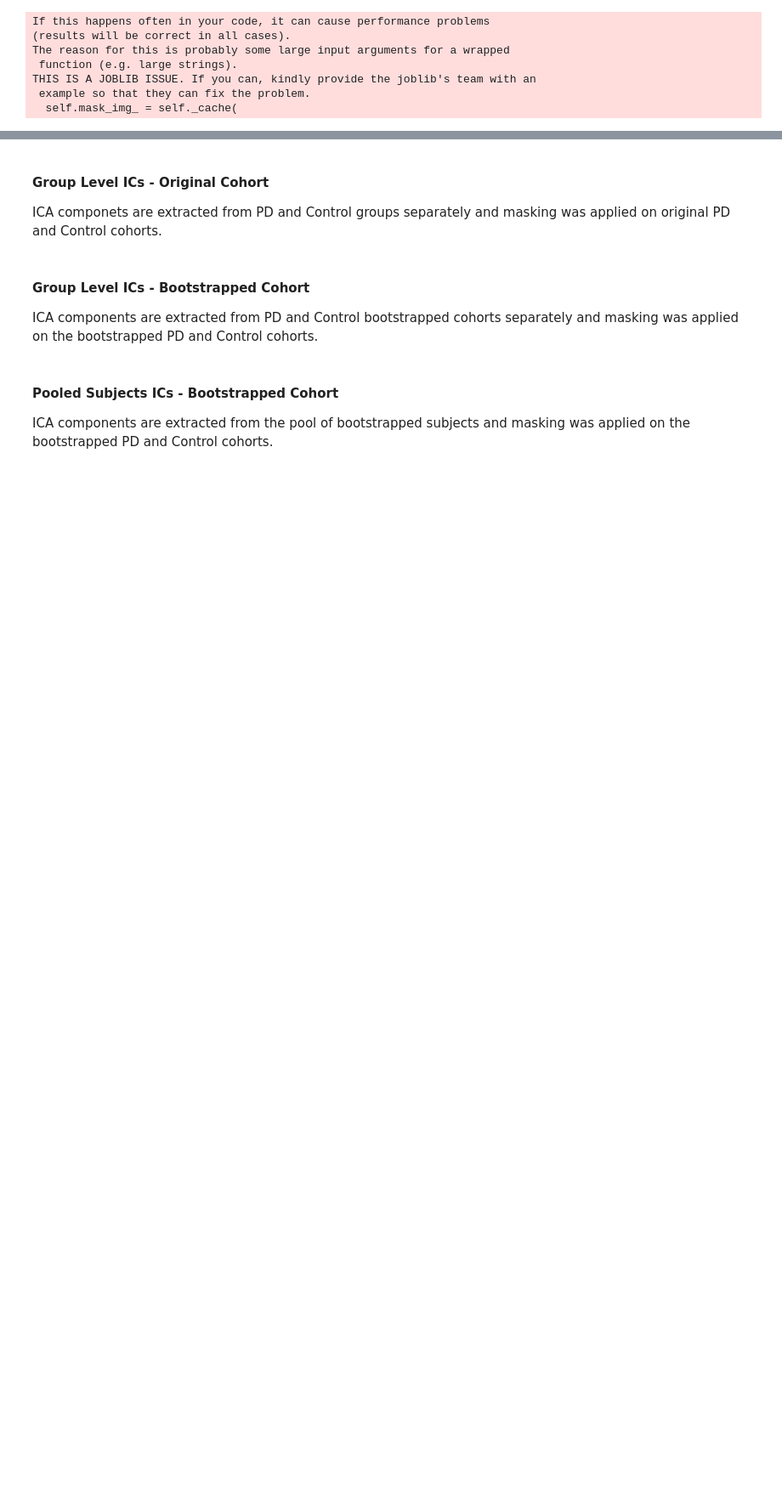
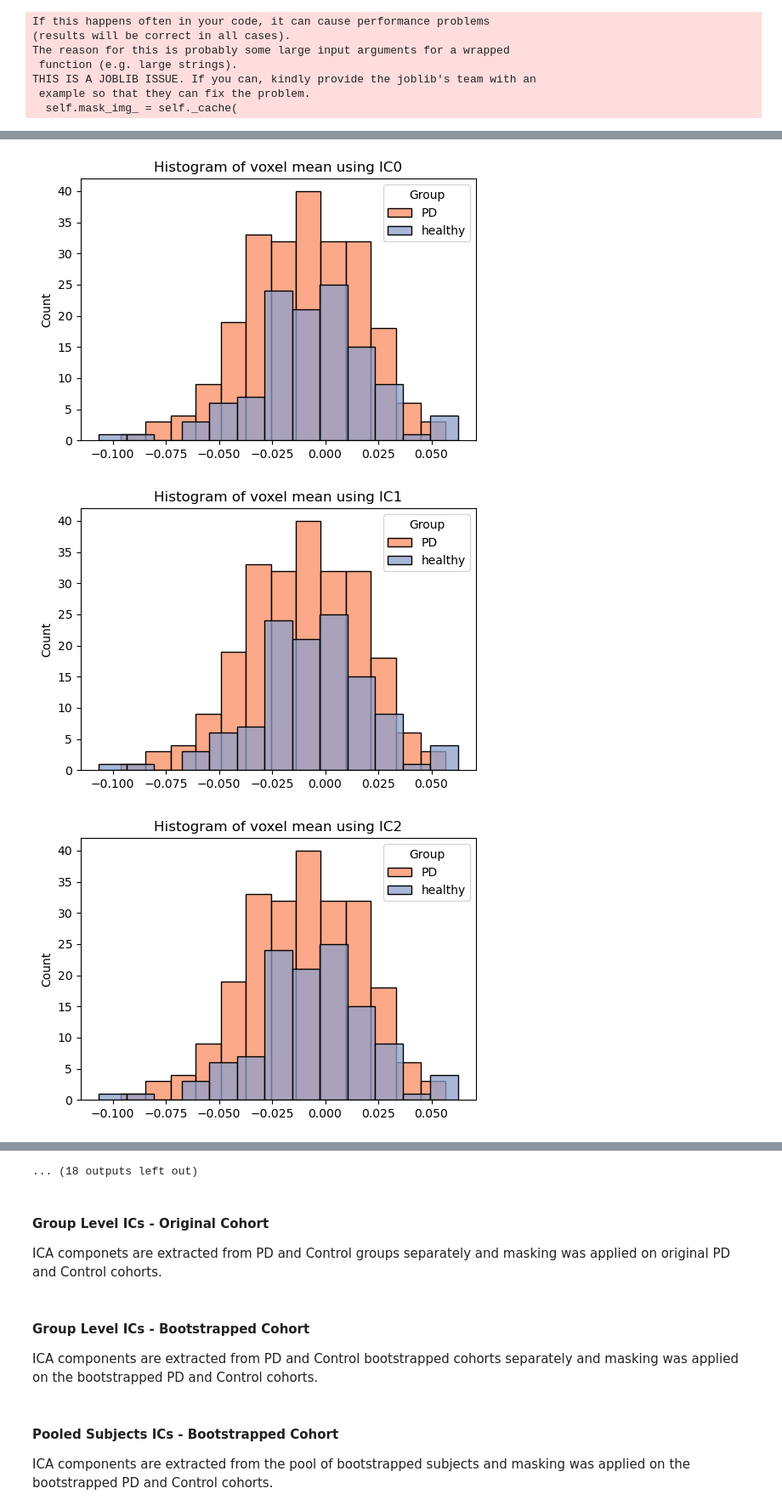
Before and after one commit to mirhnius/ICA_Nilearn_Test, a Jupyter notebook: ICA_test.ipynb, the cells around one changed output, grey strips where cells are left out. Shown: that part at 85% size. Drawn from its saved outputs; the diff is of its cells as text; code cells hidden in the pictures; blank space fills up the shorter version.

Commit message:
add a function for plotting the means

```diff
--- a/ICA_test.ipynb
+++ b/ICA_test.ipynb
@@ -65,7 +60,19 @@ importlib.reload(ica_module)
+# %%
+#Making related directories
+
+whole_original_path = io_path / "whole_original_data"
+whole_original_path_ICAs = whole_original_path / "ICAs"
+whole_original_path_PD = whole_original_path / "PD"
+whole_original_path_Healthy = whole_original_path / "Healty"
+
+if not whole_original_path.exists():
+    whole_original_path.mkdir(parents=True, exist_ok=True)
+    whole_original_path_ICAs.mkdir(parents=True, exist_ok=True)
+    whole_original_path_PD.mkdir(parents=True, exist_ok=True)
+    whole_original_path_Healthy.mkdir(parents=True, exist_ok=True)
 # %%
 P_vals_whole_original = np.zeros((1,30))
 T_vals_whole_original = np.zeros((1,30))
-path = io_path
 
 PD_sample = (PD_index[0]).tolist()
 Healthy_sample = (Healthy_index[0]).tolist()
@@ -73,13 +80,26 @@ Healthy_sample = (Healthy_index[0]).tolist()
 PD_cohort = index_img(Original_DBMs, PD_sample)
 Healthy_cohort = index_img(Original_DBMs, Healthy_sample)
 
-whole_original_ICAs = ICA_decomposition(Original_DBMs, "whole", "original")
+whole_original_ICAs = ica_module.ICA_decomposition(
+    filenames=Original_DBMs,
+    path=whole_original_path_ICAs,
+    group="whole",
+    i="original",
+    )
 
-PD_means = Means_after_masking(whole_original_ICAs,PD_cohort)
-Healthy_means = Means_after_masking(whole_original_ICAs,Healthy_cohort)
+PD_means = ica_module.Means_after_masking(
+    whole_original_ICAs,
+    PD_cohort,
+    path=whole_original_path_PD,
+    group="PD"
+    )
 
-for i in range(30):
-    T_vals_whole_original[0,i], P_vals_whole_original[0,i] = ttest_ind(PD_means[:,i], Healthy_means[:,i])
+Healthy_means = ica_module.Means_after_masking(
+    whole_original_ICAs,
+    Healthy_cohort,
+    path=whole_original_path_Healthy,
+    group="Healthy"
+    )
 # %% [output]
 If this happens often in your code, it can cause performance problems
 (results will be correct in all cases).
@@ -93,0 +125,10 @@ np.savetxt(io_path / "t_stat_whole_original.txt", T_vals_whole_original)
+# %%
+helper.two_array_diagrams(
+    PD_means,
+    Healthy_means,
+    ["PD","healthy"],
+    'Histogram of voxel mean using IC')
+# %% [output]
+[figure, added]
+[figure, added]
+[figure, added]
@@ -94,3 +144,4 @@ np.savetxt(io_path / "t_stat_whole_original.txt", T_vals_whole_original)
+... (18 outputs left out)
 # %%
 # from nilearn.image import binarize_img
 # from nilearn.masking import apply_mask
```
Also changed, not shown: parts of 11 cells of this notebook, 2 other files.
